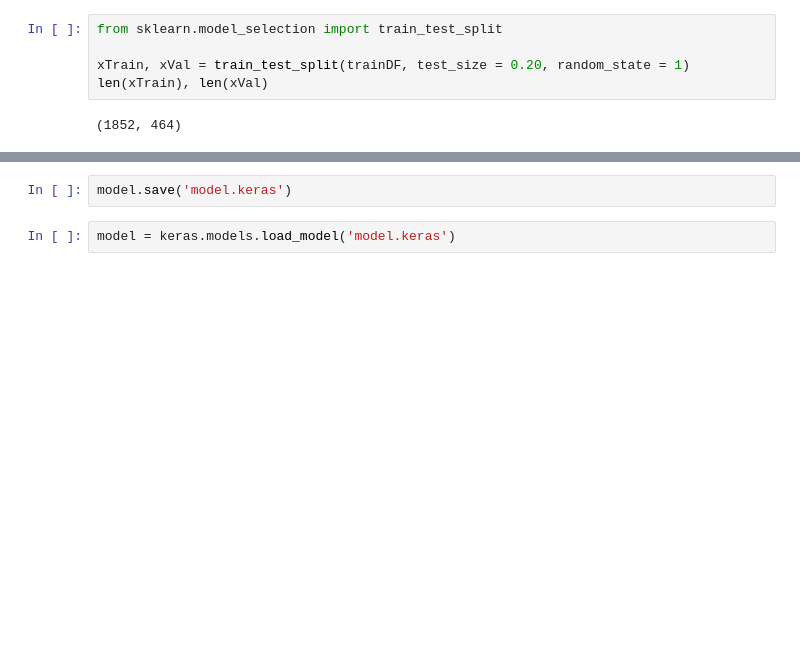
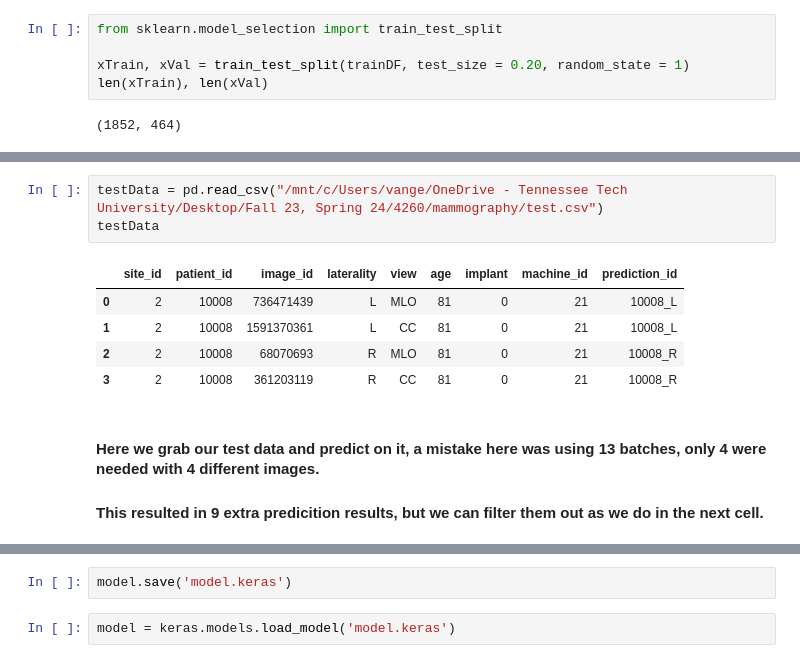
Before and after one commit to kavang02/RSNA-Breast-Cancer-Detection, a Jupyter notebook: CNN.ipynb, the cells around one changed output, grey strips where cells are left out. Saved outputs shown, nothing was run; the diff lists cells and outputs as text; blank space fills up the shorter version.

```diff
--- a/CNN.ipynb
+++ b/CNN.ipynb
@@ -214,0 +290,13 @@ plt.show()
+# %%
+testData = pd.read_csv("/mnt/c/Users/vange/OneDrive - Tennessee Tech University/Desktop/Fall 23, Spring 24/4260/mammography/test.csv")
+testData
+# %% [output]
+|  | site_id | patient_id | image_id | laterality | view | age | implant | machine_id | prediction_id |
+| 0 | 2 | 10008 | 736471439 | L | MLO | 81 | 0 | 21 | 10008_L |
+| 1 | 2 | 10008 | 1591370361 | L | CC | 81 | 0 | 21 | 10008_L |
+| 2 | 2 | 10008 | 68070693 | R | MLO | 81 | 0 | 21 | 10008_R |
+| 3 | 2 | 10008 | 361203119 | R | CC | 81 | 0 | 21 | 10008_R |
+# %% [markdown]
+#### Here we grab our test data and predict on it, a mistake here was using 13 batches, only 4 were needed with 4 different images.
+
+#### This resulted in 9 extra predicition results, but we can filter them out as we do in the next cell.
```
Also changed, not shown: parts of 23 cells of this notebook, 3 other files.
